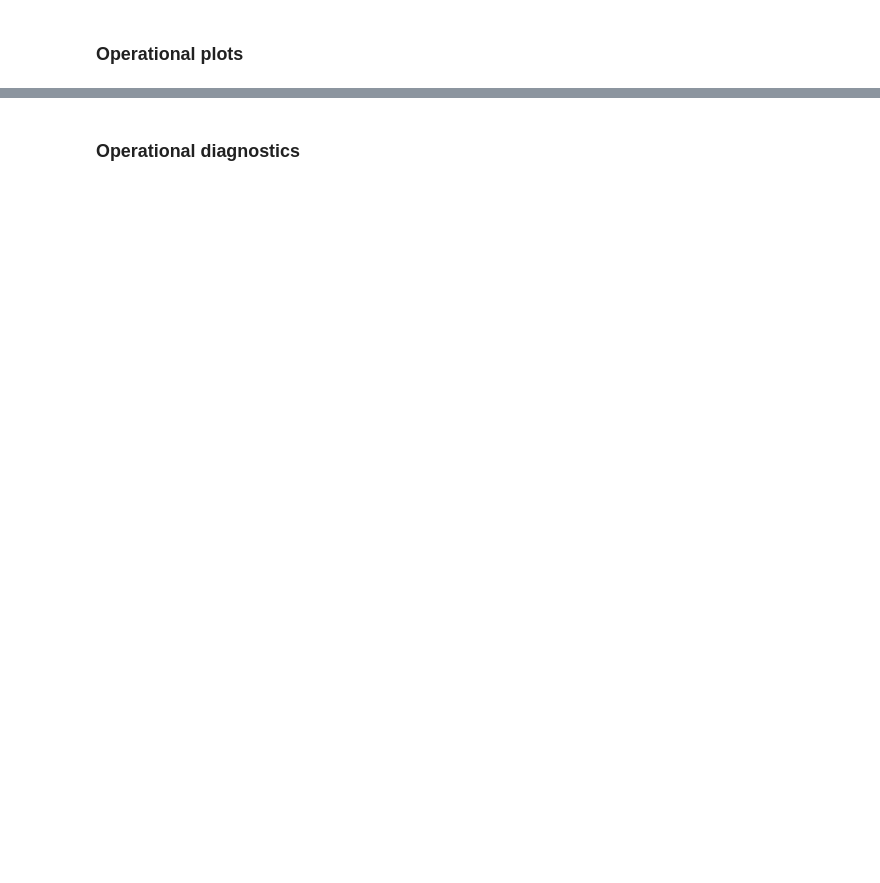
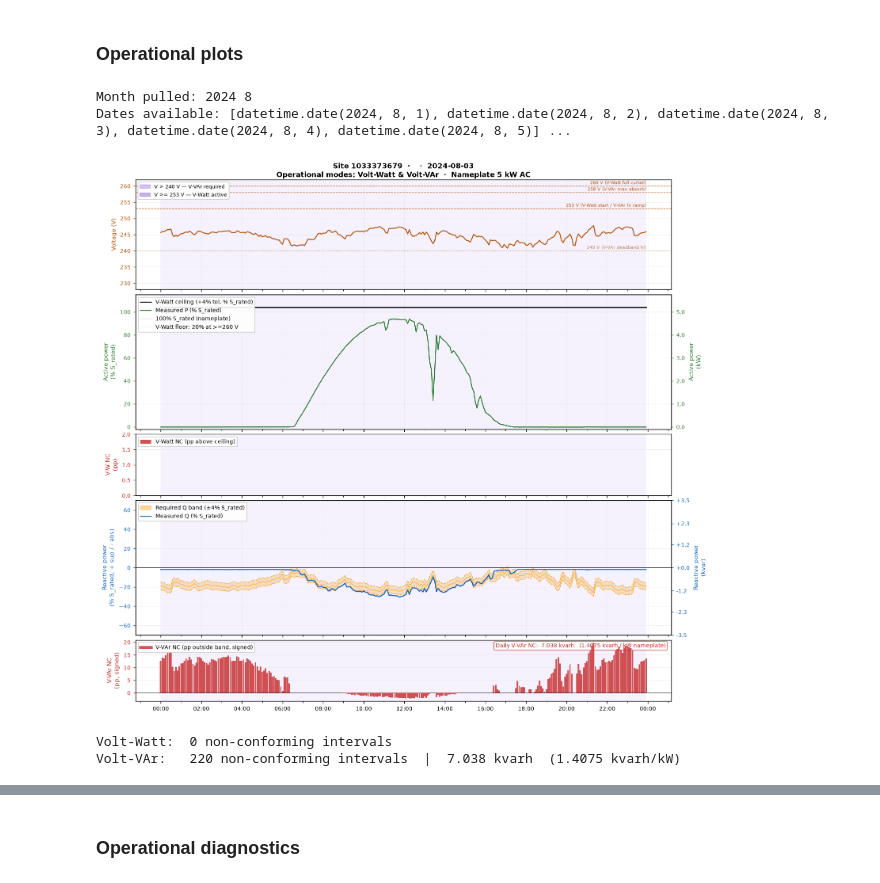
Before and after one commit to UNSW-CEEM/CICCADA, a Jupyter notebook: bms_sa_review/data_query/01b_fleet_eda.ipynb, the cells around one changed output, grey strips where cells are left out. Drawn from its saved outputs; the diff is of its cells as text; code cells hidden in the pictures; blank space fills up the shorter version.

```diff
--- a/bms_sa_review/data_query/01b_fleet_eda.ipynb
+++ b/bms_sa_review/data_query/01b_fleet_eda.ipynb
@@ -272,5 +406,5 @@ ranked
 # %%
 # 2. Pull that site nameplate/year/month/polarity
 SITE_ID = ranked["site_id"].iloc[0]
-# SITE_ID = 1033373679
-df, info = ss.pull_site_telemetry(SITE_ID, "voltvar", aq, year=2024)
+SITE_ID = 1033373679
+df, info = ss.pull_site_telemetry(SITE_ID, "voltvar", aq, year=2024, month=8)
@@ -282,14 +455,20 @@ ss.suggest_days(df, "voltvar")
 # %%
 # 4. Plot pick a date that's actually in df
 # df onlys pulls one month, so pick a date from the printed list above or from suggest_days().
 print("Month pulled:", info["plot_year"], info["plot_month"])
 print("Dates available:", sorted(df["t_stamp_aest"].dt.date.unique())[:5], "...")
 
-ZOOM_DATE = "2024-07-02"
+ZOOM_DATE = "2024-08-03"
 df_day = df[df["t_stamp_aest"].dt.date == pd.Timestamp(ZOOM_DATE).date()].copy()
 assert len(df_day) > 0, f"No rows for {ZOOM_DATE}. Pick from the dates printed above or from suggest_days()."
 
 ep.plot_operational(df_day, info["site_id"], info["ac_capacity_kw"], ZOOM_DATE, AS4777)
+# %% [output]
+Month pulled: 2024 8
+Dates available: [datetime.date(2024, 8, 1), datetime.date(2024, 8, 2), datetime.date(2024, 8, 3), datetime.date(2024, 8, 4), datetime.date(2024, 8, 5)] ...
+[figure, added]
+Volt-Watt:  0 non-conforming intervals
+Volt-VAr:   220 non-conforming intervals  |  7.038 kvarh  (1.4075 kvarh/kW)
 # %%
 # uses the month that pull_site_telemetry resolved
 scatter_df = ss.pull_month_scatter(
```
Also changed, not shown: parts of 22 cells of this notebook, 3 other files.
